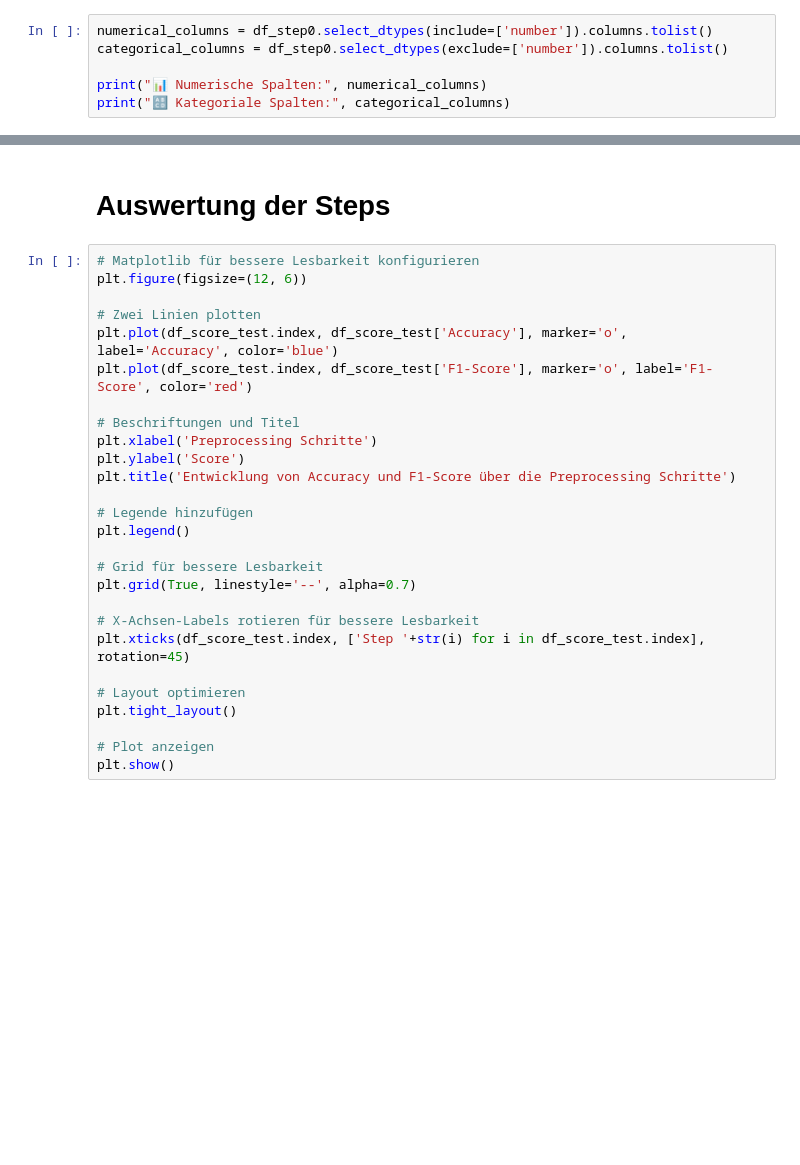
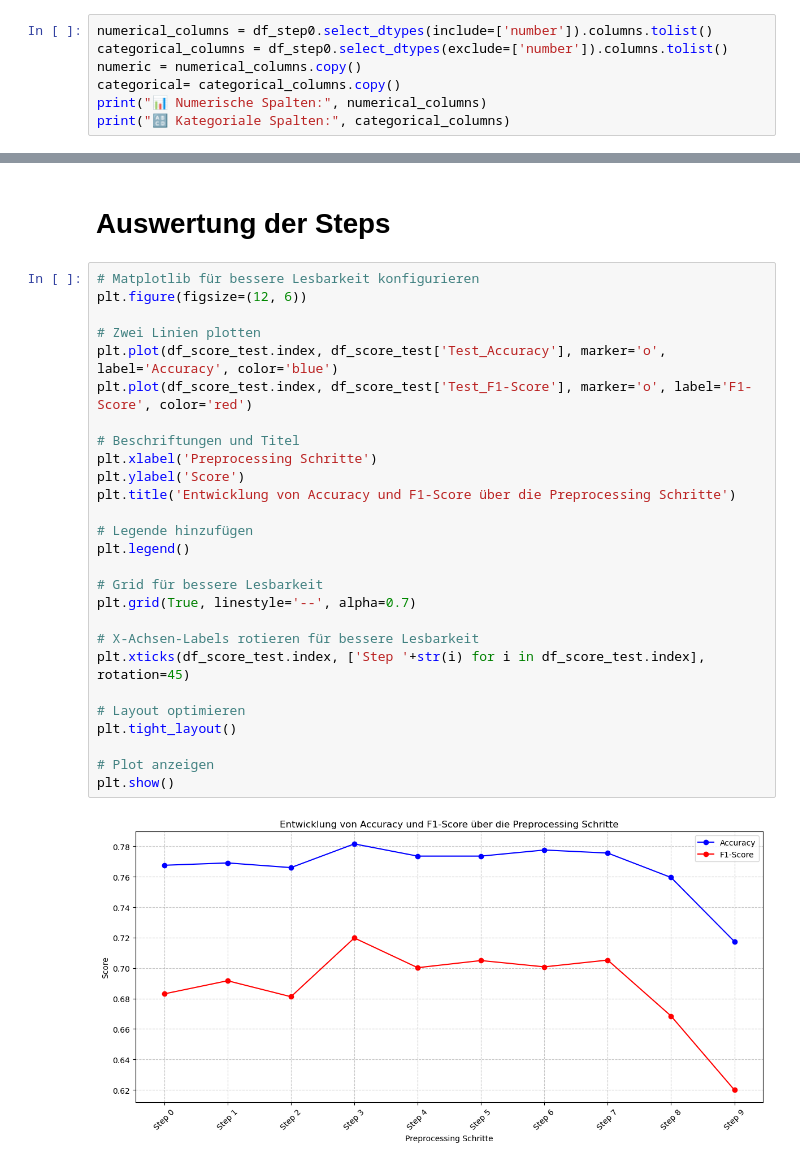
Before and after one commit to john2408/project_intro_ai, a Jupyter notebook: notebooks/Andreas/Task2 Andreas - testset.ipynb, the cells around one changed output, grey strips where cells are left out. Cells and saved outputs as stored; diff of their text form; blank space fills up the shorter version.

```diff
--- a/notebooks/Andreas/Task2 Andreas - testset.ipynb
+++ b/notebooks/Andreas/Task2 Andreas - testset.ipynb
@@ -144,7 +144,8 @@ Step 0 abgeschlossen. Bereinigte Daten gespeichert unter: triathlon_watch_traini
 # %%
 numerical_columns = df_step0.select_dtypes(include=['number']).columns.tolist()
 categorical_columns = df_step0.select_dtypes(exclude=['number']).columns.tolist()
-
+numeric = numerical_columns.copy()
+categorical= categorical_columns.copy()
 print("📊 Numerische Spalten:", numerical_columns)
 print("🔠 Kategoriale Spalten:", categorical_columns)
 # %% [output]
@@ -721,27 +1095,29 @@ df_score_test
 # %%
 # Matplotlib für bessere Lesbarkeit konfigurieren
 plt.figure(figsize=(12, 6))
 
 # Zwei Linien plotten
-plt.plot(df_score_test.index, df_score_test['Accuracy'], marker='o', label='Accuracy', color='blue')
-plt.plot(df_score_test.index, df_score_test['F1-Score'], marker='o', label='F1-Score', color='red')
+plt.plot(df_score_test.index, df_score_test['Test_Accuracy'], marker='o', label='Accuracy', color='blue')
+plt.plot(df_score_test.index, df_score_test['Test_F1-Score'], marker='o', label='F1-Score', color='red')
 
 # Beschriftungen und Titel
 plt.xlabel('Preprocessing Schritte')
 plt.ylabel('Score')
 plt.title('Entwicklung von Accuracy und F1-Score über die Preprocessing Schritte')
 
 # Legende hinzufügen
 plt.legend()
 
 # Grid für bessere Lesbarkeit
 plt.grid(True, linestyle='--', alpha=0.7)
 
 # X-Achsen-Labels rotieren für bessere Lesbarkeit
 plt.xticks(df_score_test.index, ['Step '+str(i) for i in df_score_test.index], rotation=45)
 
 # Layout optimieren
 plt.tight_layout()
 
 # Plot anzeigen
 plt.show()
+# %% [output]
+[figure, added]
```
Also changed, not shown: parts of 30 cells of this notebook.
